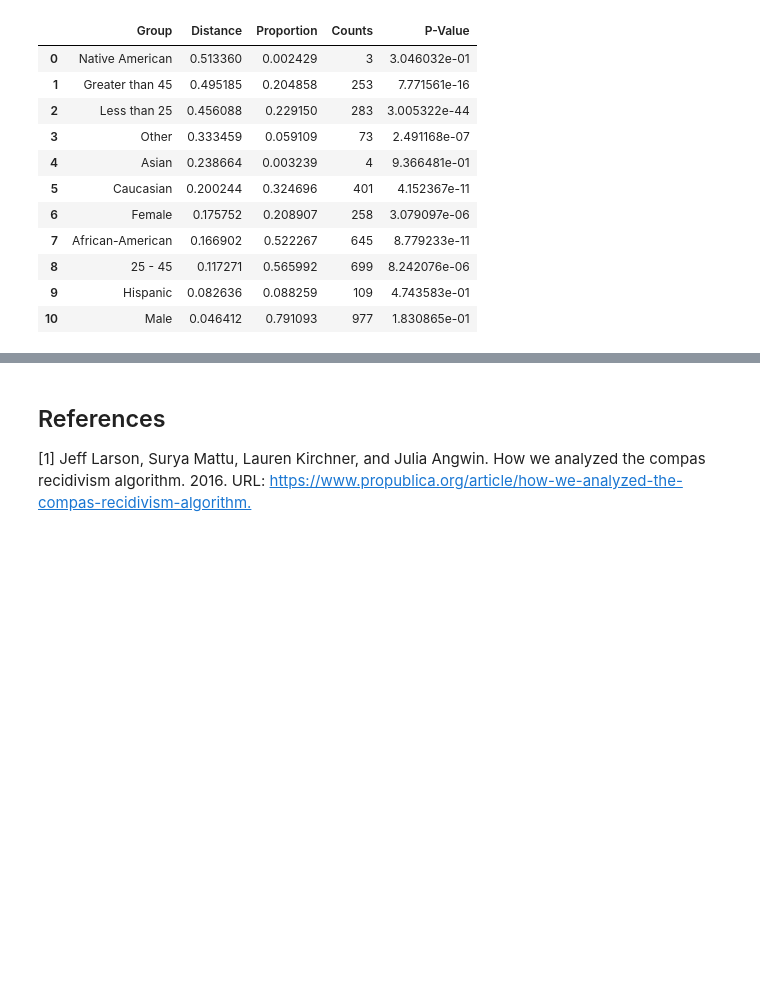
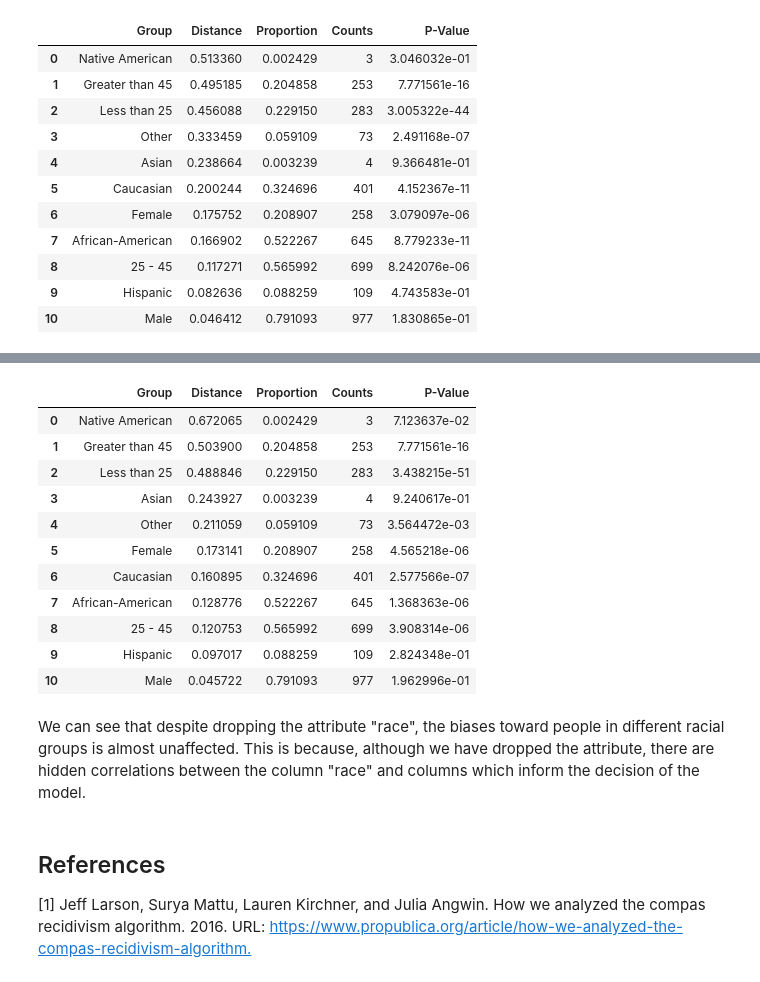
Before and after one commit to synthesized-io/fairlens, a Jupyter notebook: notebooks/compas.ipynb, the cells around one changed output, grey strips where cells are left out. Drawn from its saved outputs; the diff is of its cells as text; code cells hidden in the pictures; blank space fills up the shorter version.

```diff
--- a/notebooks/compas.ipynb
+++ b/notebooks/compas.ipynb
@@ -224,3 +270,22 @@ fscorer.distribution_score(max_comb=1, p_value=True).sort_values("Distance", asc
+# %%
+fscorer.distribution_score(max_comb=1, p_value=True).sort_values("Distance", ascending=False).reset_index(drop=True)
+# %% [output]
+|  | Group | Distance | Proportion | Counts | P-Value |
+| 0 | Native American | 0.672065 | 0.002429 | 3 | 7.123637e-02 |
+| 1 | Greater than 45 | 0.503900 | 0.204858 | 253 | 7.771561e-16 |
+| 2 | Less than 25 | 0.488846 | 0.229150 | 283 | 3.438215e-51 |
+| 3 | Asian | 0.243927 | 0.003239 | 4 | 9.240617e-01 |
+| 4 | Other | 0.211059 | 0.059109 | 73 | 3.564472e-03 |
+| 5 | Female | 0.173141 | 0.208907 | 258 | 4.565218e-06 |
+| 6 | Caucasian | 0.160895 | 0.324696 | 401 | 2.577566e-07 |
+| 7 | African-American | 0.128776 | 0.522267 | 645 | 1.368363e-06 |
+| 8 | 25 - 45 | 0.120753 | 0.565992 | 699 | 3.908314e-06 |
+| 9 | Hispanic | 0.097017 | 0.088259 | 109 | 2.824348e-01 |
+| 10 | Male | 0.045722 | 0.791093 | 977 | 1.962996e-01 |
+# %% [markdown]
+We can see that despite dropping the attribute "race", the biases toward people in different racial groups is almost
+unaffected. This is because, although we have dropped the attribute, there are hidden correlations between the column
+"race" and columns which inform the decision of the model.
 # %% [markdown]
 ## References
 
```
Also changed, not shown: parts of 7 cells of this notebook.
